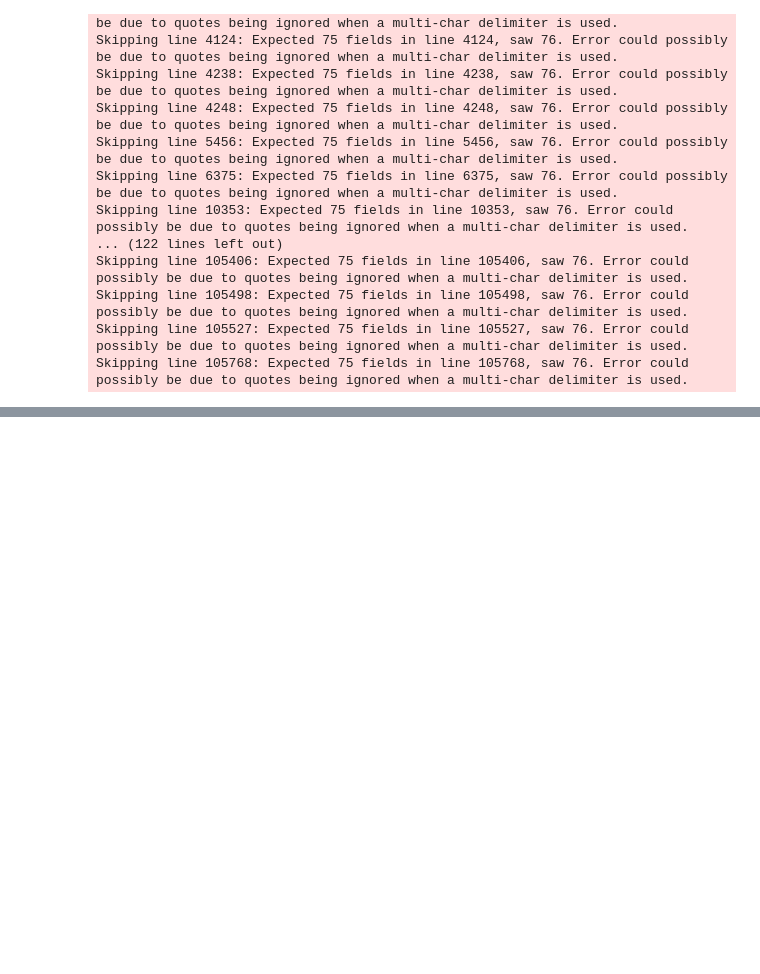
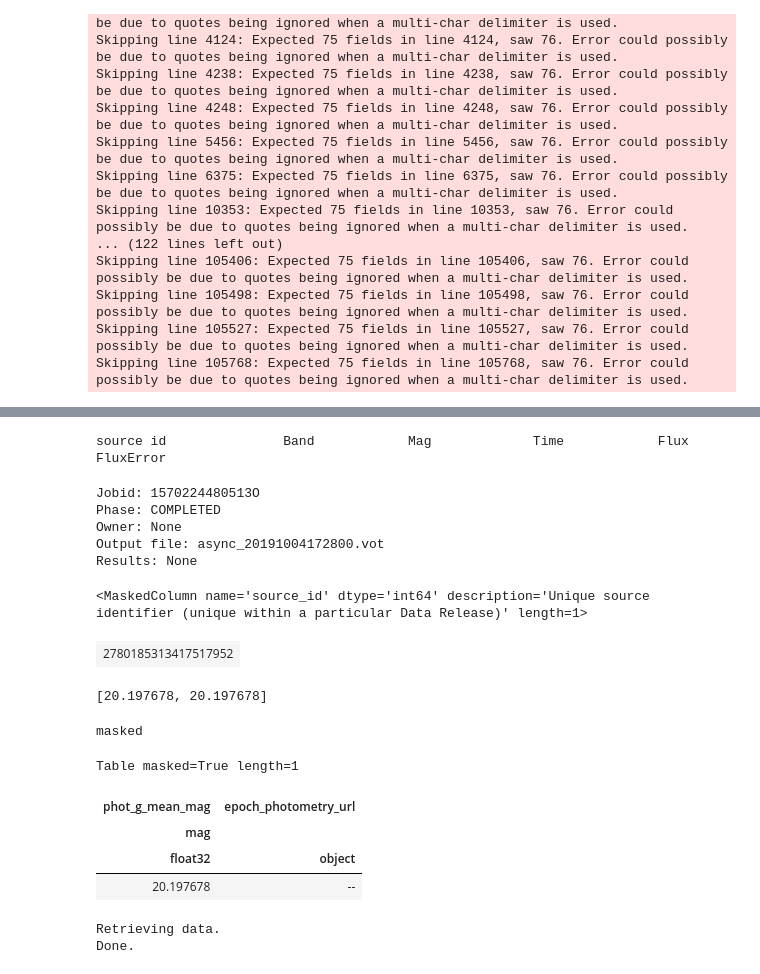
Before and after one commit to nevencaplar/Variability, a Jupyter notebook: HSC/HSC systematic.ipynb, the cells around one changed output, grey strips where cells are left out. Saved outputs shown, nothing was run; the diff lists cells and outputs as text; code cells hidden in the pictures; blank space fills up the shorter version.

```diff
--- a/HSC/HSC systematic.ipynb
+++ b/HSC/HSC systematic.ipynb
@@ -89,0 +206,52 @@ PositionOfQuasar=np.load(DATA_DIRECTORY+'PositionOfQuasars.npy')
+# %%
+>>> print("source id \t\tBand \t\tMag \t\tTime \t\tFlux \t\tFluxError")
+>>> for source, band, mag, time, flux, flux_error in zip(epoch_photometry_data['source_id'], \
+>>>                          epoch_photometry_data['band'], \
+>>>                          epoch_photometry_data['mag'],\
+>>>                          epoch_photometry_data['time'],\
+>>>                          epoch_photometry_data['flux'],\
+>>>                          epoch_photometry_data['flux_error']):
+>>>    print(str(source) + "\t"+  str(band, 'utf-8') + "\t\t" + str(mag) + "\t" + str(time) + "\t" + str(flux) + "\t" + str(flux_error))
+# %% [output]
+source id               Band            Mag             Time            Flux            FluxError
+# %%
+job = Gaia.launch_job_async("SELECT * \
+FROM gaiadr2.gaia_source \
+WHERE CONTAINS(POINT('ICRS',gaiadr2.gaia_source.ra,gaiadr2.gaia_source.dec),CIRCLE('ICRS',"+str(PositionOfQuasar[1000][0])+","+str(PositionOfQuasar[1000][1])+",0.001))=1;" \
+, dump_to_file=True)
+
+print (job)
+# %% [output]
+Jobid: 1570224480513O
+Phase: COMPLETED
+Owner: None
+Output file: async_20191004172800.vot
+Results: None
+# %%
+ids=r['source_id']
+ids
+# %% [output]
+<MaskedColumn name='source_id' dtype='int64' description='Unique source identifier (unique within a particular Data Release)' length=1>
+| 2780185313417517952 |
+# %%
+
+[r['phot_g_mean_mag','epoch_photometry_url'][0][0],r['phot_g_mean_mag','epoch_photometry_url'][0][0]]
+# %% [output]
+[20.197678, 20.197678]
+# %%
+r['phot_g_mean_mag','epoch_photometry_url'][0][1]
+# %% [output]
+masked
+# %%
+r['phot_g_mean_mag','epoch_photometry_url']
+# %% [output]
+Table masked=True length=1
+| phot_g_mean_mag | epoch_photometry_url |
+| mag |  |
+| float32 | object |
+| 20.197678 | -- |
+# %%
+epoch_photometry_data = Gaia.load_data(ids=ids, retrieval_type="epoch_photometry")
+# %% [output]
+Retrieving data.
+Done.
```
Also changed, not shown: parts of 29 cells of this notebook, 57 other files.
